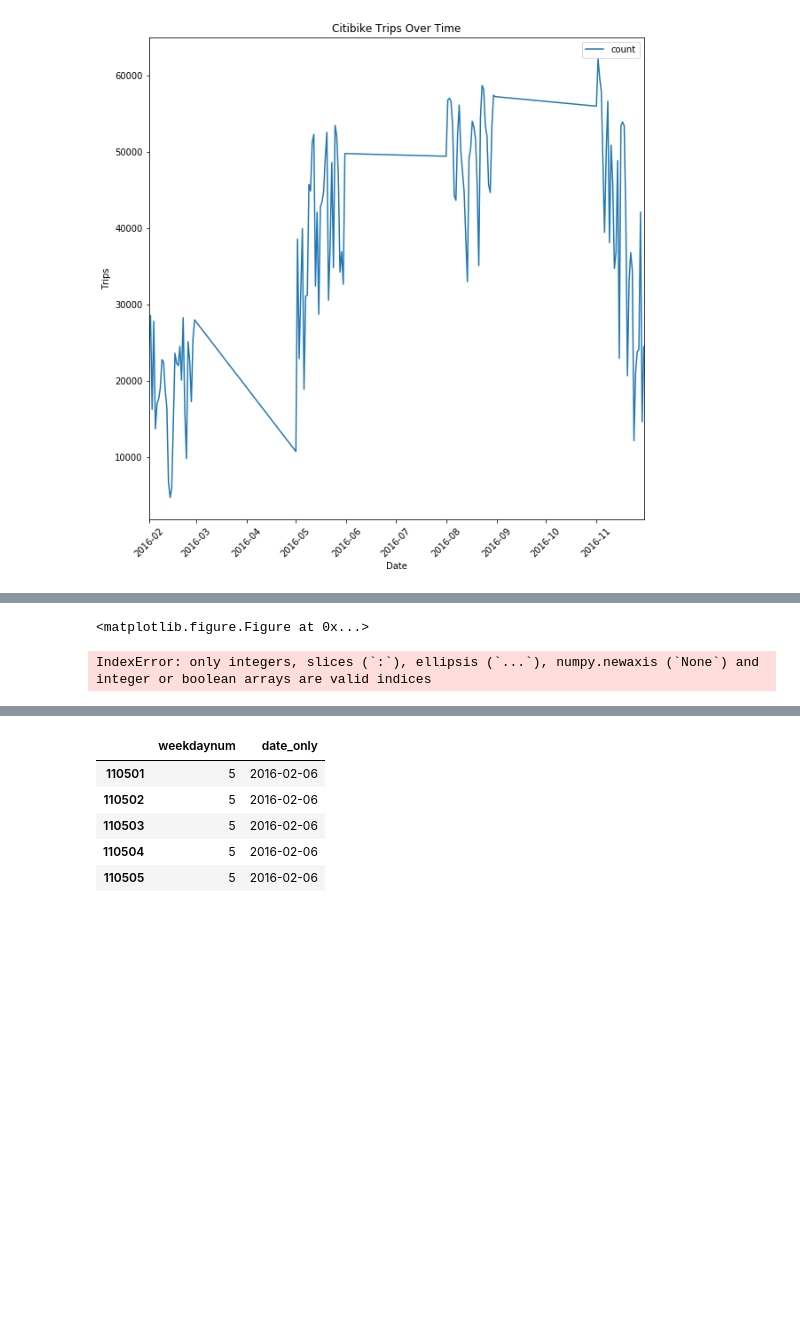
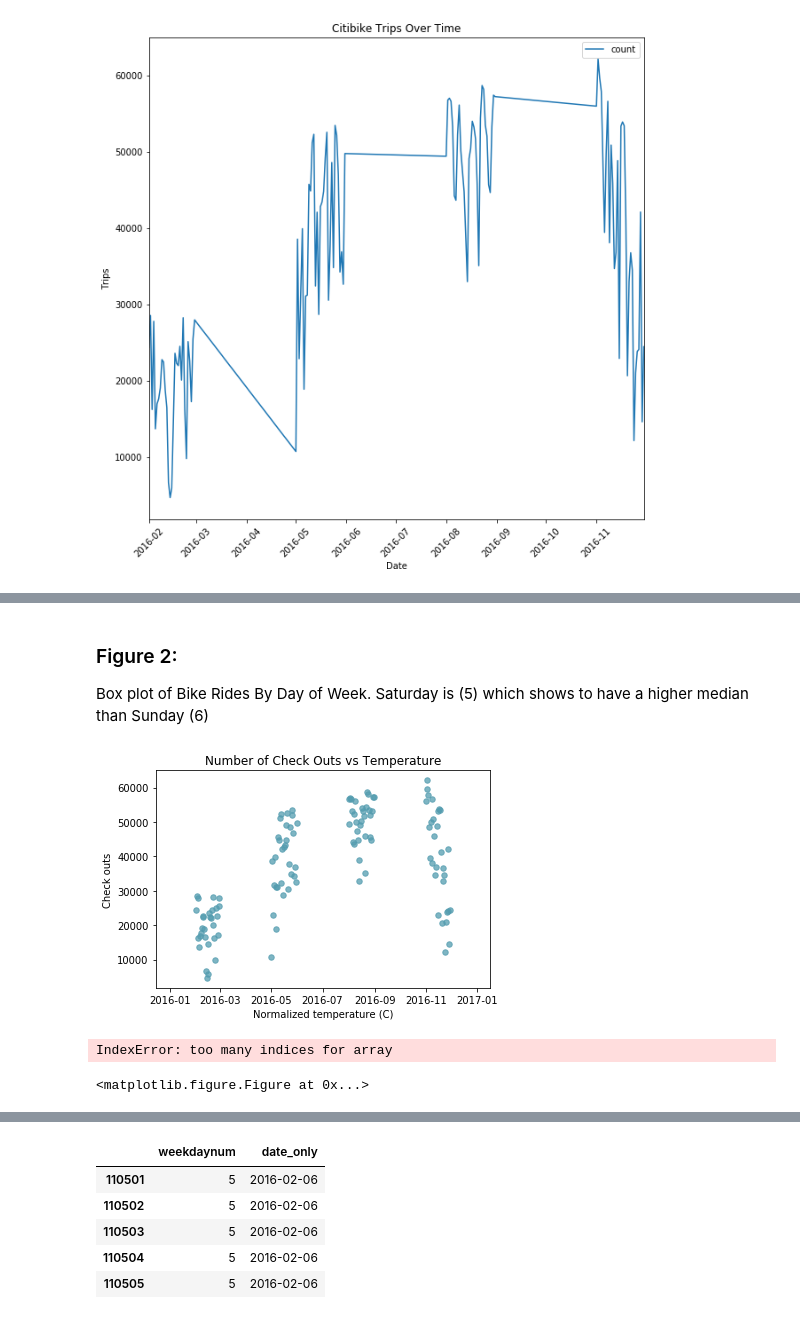
Before and after one commit to meiguan/PUI2018_yg833, a Jupyter notebook: HW8_yg833/Assignment_2_Citibikes_final.ipynb, the cells around one changed output, grey strips where cells are left out. Cells and saved outputs as stored; diff of their text form; code cells hidden in the pictures; blank space fills up the shorter version.

```diff
--- a/HW8_yg833/Assignment_2_Citibikes_final.ipynb
+++ b/HW8_yg833/Assignment_2_Citibikes_final.ipynb
@@ -277,14 +339,39 @@ graphdates.head()
+# %% [markdown]
+### Figure 2:
+
+Box plot of Bike Rides By Day of Week. Saturday is (5) which shows to have a higher median than Sunday (6)
+# %%
+# Define a function to create the scatterplot. This makes it easy to
+# reuse code within and across notebooks
+def scatterplot(x_data, y_data, x_label, y_label, title):
+
+    # Create the plot object
+    _, ax = plt.subplots()
+
+    # Plot the data, set the size (s), color and transparency (alpha)
+    # of the points
+    ax.scatter(x_data, y_data, s = 30, color = '#539caf', alpha = 0.75)
+
+    # Label the axes and provide a title
+    ax.set_title(title)
+    ax.set_xlabel(x_label)
+    ax.set_ylabel(y_label)
+# %%
+# Call the function to create plot
+scatterplot(x_data = graphdates.index
+            , y_data = graphdates['count']
+            , x_label = 'Normalized temperature (C)'
+            , y_label = 'Check outs'
+            , title = 'Number of Check Outs vs Temperature')
+# %% [output]
+[figure, added]
 # %%
-plt.figure(figsize=(10,10))
+pl.figure(figsize=(10,10))
 colors = cm.rainbow(np.linspace(0, 1, len(graphdates['weekday'].unique())))
 
-for x in graphdates['weekday'].unique():
-    graphweekday = graphdates[graphdates['weekday'] == x]
+pl.scatter(graphdates.index, graphdates['count'], color=colors[x])
+pl.legend(graphdates['weekday'].unique())
+pl.title('Scatter Plot Weekday by Count')
 # %% [output]
-<matplotlib.figure.Figure at 0x...>
+IndexError: too many indices for array
+<matplotlib.figure.Figure at 0x...>
-# %%
-plt.scatter(graphweekday.index, y=graphweekday['count'], color=colors[x])
-plt.legend(graphdates['weekday'].unique())
-plt.title('Scatter Plot Weekday by Count')
-# %% [output]
-IndexError: only integers, slices (`:`), ellipsis (`...`), numpy.newaxis (`None`) and integer or boolean arrays are valid indices
```
Also changed, not shown: parts of 21 cells of this notebook.
